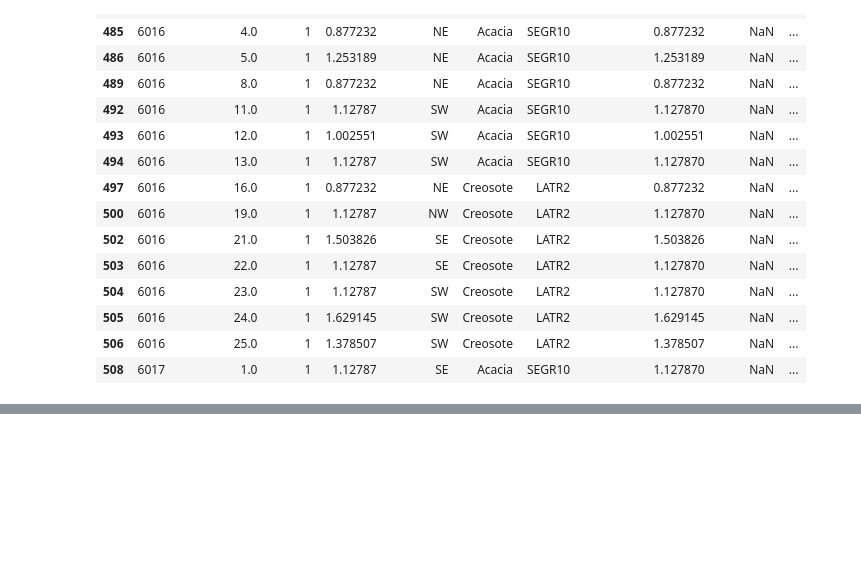
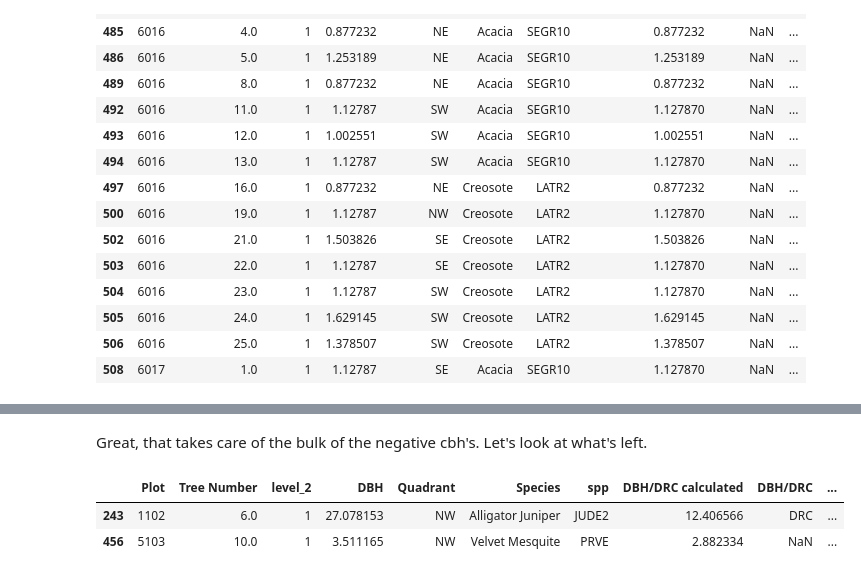
Before and after one commit to SWFireInnovation/biomass, a Jupyter notebook: labs/FtHuachucah_biomass.ipynb, the cells around one changed output, grey strips where cells are left out. Cells and saved outputs as stored; diff of their text form; code cells hidden in the pictures; blank space fills up the shorter version.

```diff
--- a/labs/FtHuachucah_biomass.ipynb
+++ b/labs/FtHuachucah_biomass.ipynb
@@ -736,0 +761,11 @@ wt.ldata.df.loc[no_cbh, 'Lowest Canopy Height'] = np.nan
+# %%
+no_clino = (wt.ldata.df['Lowest Canopy Height'].pint.magnitude<=0)&(wt.ldata.df['Base reading'] >=100)&(wt.ldata.df['Top Reading'].isna())
+wt.ldata.df.loc[no_clino, 'Lowest Canopy Height'] = wt.ldata.df.loc[no_clino, 'Lowest Canopy Height Reading']/100
+# %% [markdown]
+Great, that takes care of the bulk of the negative cbh's. Let's look at what's left.
+# %%
+wt.ldata.df[wt.ldata.df['Lowest Canopy Height']<=0]
+# %% [output]
+|  | Plot | Tree Number | level_2 | DBH | Quadrant | Species | spp | DBH/DRC calculated | DBH/DRC | ... |
+| 243 | 1102 | 6.0 | 1 | 27.078153 | NW | Alligator Juniper | JUDE2 | 12.406566 | DRC | ... |
+| 456 | 5103 | 10.0 | 1 | 3.511165 | NW | Velvet Mesquite | PRVE | 2.882334 | NaN | ... |
```
Also changed, not shown: parts of 8 cells of this notebook, 1 other file.
